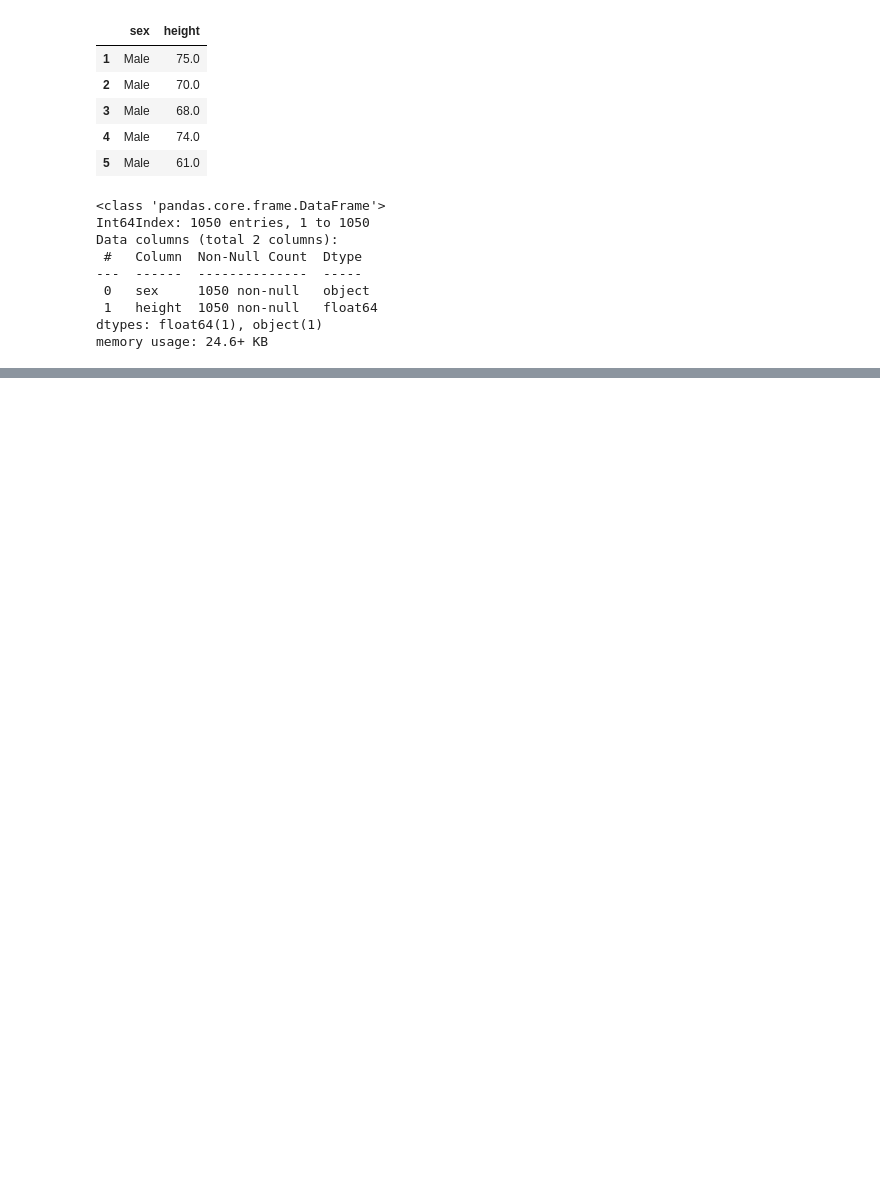
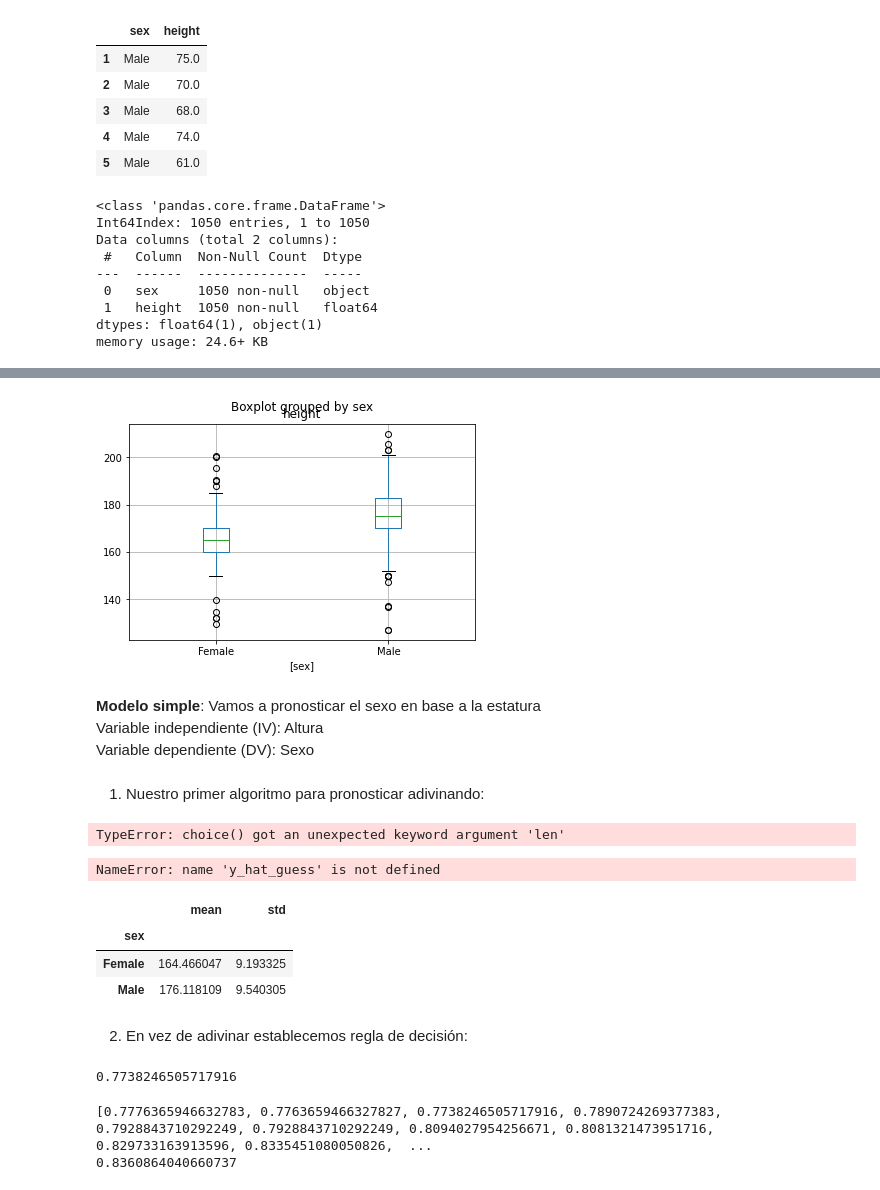
Before and after one commit to easyundercover/heights-exercise, a Jupyter notebook: exercise.ipynb, the cells around one changed output, grey strips where cells are left out. Drawn from its saved outputs; the diff is of its cells as text; code cells hidden in the pictures; blank space fills up the shorter version.

```diff
--- a/exercise.ipynb
+++ b/exercise.ipynb
@@ -48,0 +83,14 @@ df.sample(10)
+# %%
+df.boxplot(by = 'sex')
+plt.show()
+# Cuando intentamos entender si una variable va a servir para pronosticar una clase (mujer o hombre)
+# lo que tratamos de ver es que las líneas verdes del boxplot (las medianas), cuanto más separadas están (o sea una más arriba de la otra)
+# más va a servir la variable para separar las clases que queremos pronosticar.
+# %% [output]
+[figure, added]
+# %% [markdown]
+**Modelo simple**: Vamos a pronosticar el sexo en base a la estatura
+<br>Variable independiente (IV): Altura
+<br>Variable dependiente (DV): Sexo
+# %% [markdown]
+1. Nuestro primer algoritmo para pronosticar adivinando:
@@ -48,0 +105,25 @@ df.sample(10)
+# %%
+y_hat_guess = np.random.choice(['Female', 'Male'], len = (X_train))
+# Con len le decimos 'vas a adivinarme del tamaño X_train'
+# O sea vamos a generar tantas variables aleatorias como tiene X_train
+y_hat_guess
+# %% [output]
+TypeError: choice() got an unexpected keyword argument 'len'
+# %%
+# Quiero ver cuántas veces acerté el pronóstico (accuracy)
+np.mean(y_train == y_hat_guess)
+# Necesitaríamos un modelo que pronostique mejor que el 50%
+# %% [output]
+NameError: name 'y_hat_guess' is not defined
+# %%
+df_train = pd.DataFrame({'height':X_train, 'sex': y_train})
+df_train.groupby('sex')['height'].agg(['mean', 'std'])
+#El promedio de estatura de las mujeres es 164.5 y la desviación estándar es 9.19
+#El de hombres es 176.1 y la std 9.54
+# %% [output]
+|  | mean | std |
+| sex |  |  |
+| Female | 164.466047 | 9.193325 |
+| Male | 176.118109 | 9.540305 |
+# %% [markdown]
+2. En vez de adivinar establecemos regla de decisión:
@@ -48,0 +135,17 @@ df.sample(10)
+# %%
+#Calculamos la accuracy para esta nueva regla de decisión:
+np.mean(y_train == y_hat_sd)
+#Ahora es 77%, la precisión aumentó
+# %% [output]
+0.7738246505717916
+# %%
+#Podríamos hacer este ejercicio hasta alcanzar la mayor precisión posible
+my_list = []
+for i in range(155, 179):
+    y_hat_cut = df_train['height'].apply(lambda x: 'Male' if x > i else 'Female')
+    my_list.append(np.mean(y_train == y_hat_cut))
+print(my_list) #Si miramos este print llega un punto donde hay una precisión de 0.83
+print(max(my_list)) #Vamos a fijarnos cuál es el mayor
+# %% [output]
+[0.7776365946632783, 0.7763659466327827, 0.7738246505717916, 0.7890724269377383, 0.7928843710292249, 0.7928843710292249, 0.8094027954256671, 0.8081321473951716, 0.829733163913596, 0.8335451080050826,  ...
+0.8360864040660737
```
Also changed, not shown: parts of 20 cells of this notebook.
